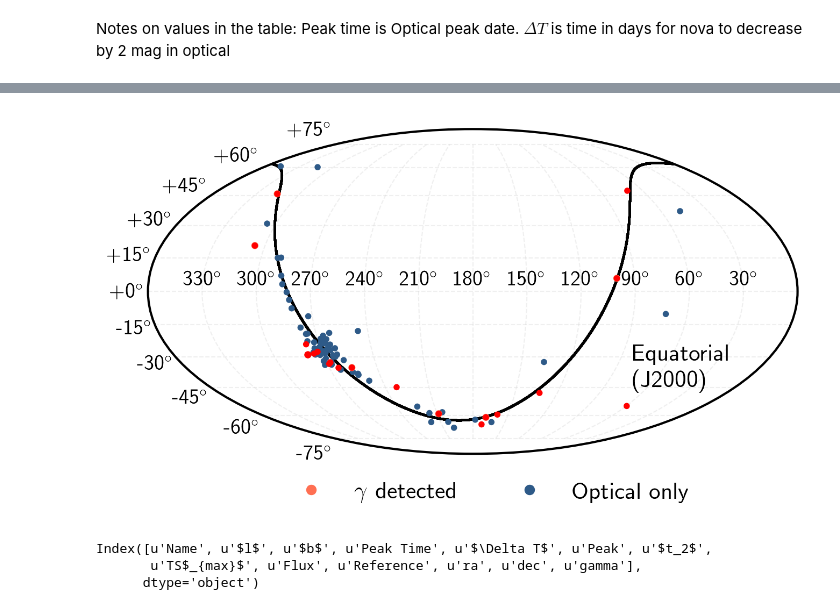
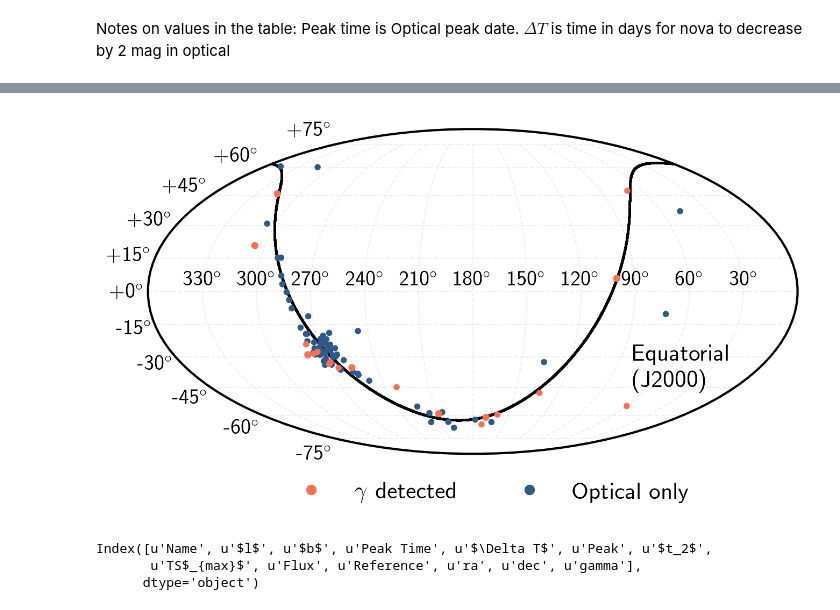
Before and after one commit to apizzuto/Novae, a Jupyter notebook: python3/notebooks/ReadNovaList.ipynb, the cells around one changed output, grey strips where cells are left out. Saved outputs shown, nothing was run; the diff lists cells and outputs as text; code cells hidden in the pictures.

```diff
--- a/python3/notebooks/ReadNovaList.ipynb
+++ b/python3/notebooks/ReadNovaList.ipynb
@@ -83,32 +70,32 @@ gamma_df.head()
 # %%
 fig = plt.figure(figsize=(8,4), dpi=200, facecolor='w')
 
-gplane = SkyCoord('galactic', b = np.zeros(5000)*u.degree, l = np.linspace(0.0, 360., 5000)*u.degree)
+gplane = SkyCoord(frame='galactic', b = np.zeros(5000)*u.degree, l = np.linspace(0.0, 360., 5000)*u.degree)
 gplane_icrs = gplane.icrs
-gcent = SkyCoord('galactic', b = [0.0]*u.degree, l = [0.0]*u.degree)
+gcent = SkyCoord(frame='galactic', b = [0.0]*u.degree, l = [0.0]*u.degree)
 gcent_icrs = gcent.icrs
 cols = [sns.xkcd_rgb['orange pink'] if k is True else sns.xkcd_rgb['light navy blue'] for k in df['gamma']]
 s = [14 if k is True else 10 for k in df['gamma']]
 
 legend_els = [ Line2D([0], [0], marker='o', ls = '', color=sns.xkcd_rgb['orange pink'], label=r'$\gamma$ detected'),
               Line2D([0], [0], marker='o', ls = '', color=sns.xkcd_rgb['light navy blue'], label='Optical only')]
 
 ax = fig.add_subplot(111, projection='mollweide')
 ax.grid(True, alpha = 0.35, zorder=1, ls = '--')
 
 ax.scatter(-1*equatorial.ra.wrap_at('360d').radian + np.pi, equatorial.dec.radian, zorder=20, s = s, c = cols)
-ax.scatter(-1*gamma_coords.ra.wrap_at('360d').radian + np.pi, gamma_coords.dec.radian, zorder=20, s = s, c = 'r')
+ax.scatter(-1*gamma_coords.ra.wrap_at('360d').radian + np.pi, gamma_coords.dec.radian, zorder=20, s = s, c = sns.xkcd_rgb['orange pink'])
 
 ax.scatter(-1.*gplane_icrs.ra.wrap_at('360d').radian + np.pi, gplane_icrs.dec.radian, zorder=10, c = 'k', s = 0.5)
 
 ax.set_xticklabels(["{:.0f}".format(v) + r'$^{\circ}$' for v in np.linspace(330., 30., 11)], fontsize = 14)
 ax.set_yticklabels(["{:+.0f}".format(v) + r'$^{\circ}$' for v in np.linspace(-75., 75., 11)], fontsize = 14)
 plt.text(110.*np.pi / 180., -45 * np.pi / 180, 'Equatorial\n(J2000)')
 ax.legend(loc=(0.2, -0.18), handles=legend_els, ncol = 2, frameon=False)
 #plt.savefig('/home/apizzuto/public_html/novae/skymap_all_novae.png', dpi=200, bbox_inches='tight')
 plt.show()
 # %% [output]
-[figure, old version]
+[figure, new version]
 # %%
 print df.columns
 # %% [output]
```
Also changed, not shown: parts of 6 cells of this notebook.
